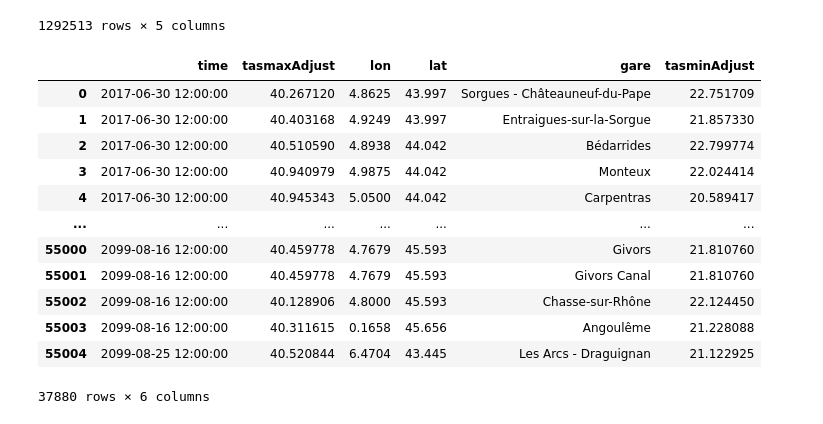
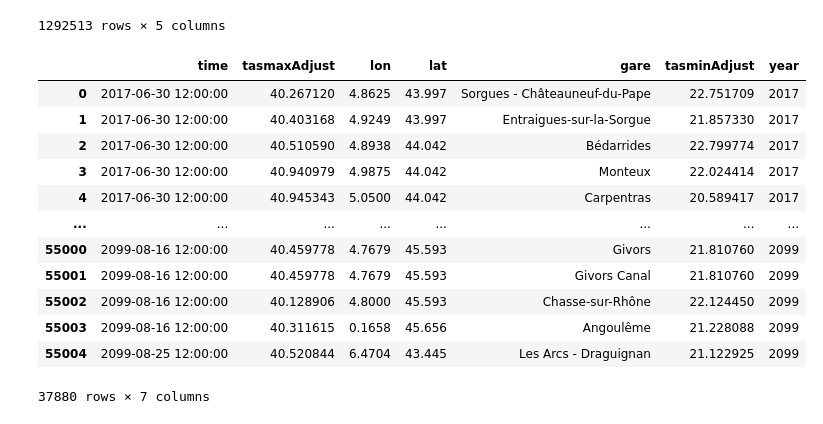
Before and after one commit to TheoSchwartz/hackathon_meteo_france, a Jupyter notebook: notebooks/EDA_conditions.ipynb, the cells around one changed output. Saved outputs shown, nothing was run; the diff lists cells and outputs as text; code cells hidden in the pictures.

```diff
--- a/notebooks/EDA_conditions.ipynb
+++ b/notebooks/EDA_conditions.ipynb
@@ -82,25 +82,26 @@ df_cond_night
 # %%
 df_cond = pd.merge(
     left=df_cond_day, right=df_cond_night, how='left', on=['time', 'lon', 'lat', 'gare']
 )
 df_cond = df_cond.dropna()
+df_cond['year'] = df_cond['time'].dt.year
 df_cond.to_csv("../data/projection_cond_globale.csv")
 
 df_cond
 # %% [output]
-|  | time | tasmaxAdjust | lon | lat | gare | tasminAdjust |
-| 0 | 2017-06-30 12:00:00 | 40.267120 | 4.8625 | 43.997 | Sorgues - Châteauneuf-du-Pape | 22.751709 |
-| 1 | 2017-06-30 12:00:00 | 40.403168 | 4.9249 | 43.997 | Entraigues-sur-la-Sorgue | 21.857330 |
-| 2 | 2017-06-30 12:00:00 | 40.510590 | 4.8938 | 44.042 | Bédarrides | 22.799774 |
-| 3 | 2017-06-30 12:00:00 | 40.940979 | 4.9875 | 44.042 | Monteux | 22.024414 |
-| 4 | 2017-06-30 12:00:00 | 40.945343 | 5.0500 | 44.042 | Carpentras | 20.589417 |
-| ... | ... | ... | ... | ... | ... | ... |
-| 55000 | 2099-08-16 12:00:00 | 40.459778 | 4.7679 | 45.593 | Givors | 21.810760 |
-| 55001 | 2099-08-16 12:00:00 | 40.459778 | 4.7679 | 45.593 | Givors Canal | 21.810760 |
-| 55002 | 2099-08-16 12:00:00 | 40.128906 | 4.8000 | 45.593 | Chasse-sur-Rhône | 22.124450 |
-| 55003 | 2099-08-16 12:00:00 | 40.311615 | 0.1658 | 45.656 | Angoulême | 21.228088 |
-| 55004 | 2099-08-25 12:00:00 | 40.520844 | 6.4704 | 43.445 | Les Arcs - Draguignan | 21.122925 |
+|  | time | tasmaxAdjust | lon | lat | gare | tasminAdjust | year |
+| 0 | 2017-06-30 12:00:00 | 40.267120 | 4.8625 | 43.997 | Sorgues - Châteauneuf-du-Pape | 22.751709 | 2017 |
+| 1 | 2017-06-30 12:00:00 | 40.403168 | 4.9249 | 43.997 | Entraigues-sur-la-Sorgue | 21.857330 | 2017 |
+| 2 | 2017-06-30 12:00:00 | 40.510590 | 4.8938 | 44.042 | Bédarrides | 22.799774 | 2017 |
+| 3 | 2017-06-30 12:00:00 | 40.940979 | 4.9875 | 44.042 | Monteux | 22.024414 | 2017 |
+| 4 | 2017-06-30 12:00:00 | 40.945343 | 5.0500 | 44.042 | Carpentras | 20.589417 | 2017 |
+| ... | ... | ... | ... | ... | ... | ... | ... |
+| 55000 | 2099-08-16 12:00:00 | 40.459778 | 4.7679 | 45.593 | Givors | 21.810760 | 2099 |
+| 55001 | 2099-08-16 12:00:00 | 40.459778 | 4.7679 | 45.593 | Givors Canal | 21.810760 | 2099 |
+| 55002 | 2099-08-16 12:00:00 | 40.128906 | 4.8000 | 45.593 | Chasse-sur-Rhône | 22.124450 | 2099 |
+| 55003 | 2099-08-16 12:00:00 | 40.311615 | 0.1658 | 45.656 | Angoulême | 21.228088 | 2099 |
+| 55004 | 2099-08-25 12:00:00 | 40.520844 | 6.4704 | 43.445 | Les Arcs - Draguignan | 21.122925 | 2099 |
-37880 rows × 6 columns
+37880 rows × 7 columns
 # %%
 trac_dates_1 = range(2042, 2062)
 trac_dates_2 = range(2068, 2088)
```
Also changed, not shown: parts of 9 cells of this notebook, 4 other files.
